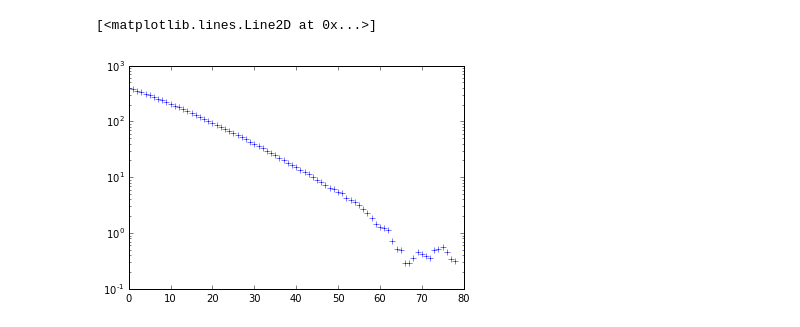
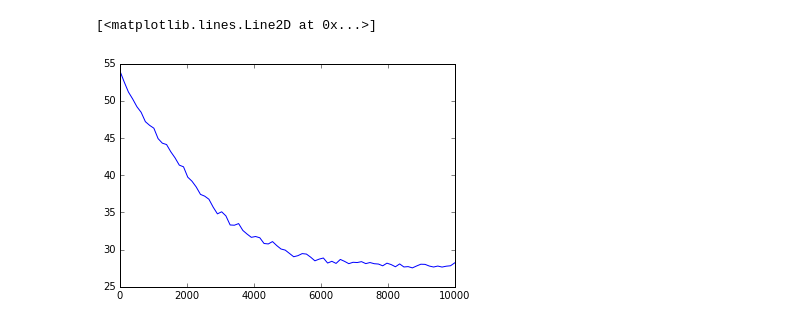
Before and after one commit to kmyim/BT_MP, a Jupyter notebook: coordination_game/simulations/analysis.ipynb, the cells around one changed output. Saved outputs shown, nothing was run; the diff lists cells and outputs as text; code cells hidden in the pictures.

Commit message:
ndoe swap, edge swap power law, clusters

```diff
--- a/coordination_game/simulations/analysis.ipynb
+++ b/coordination_game/simulations/analysis.ipynb
@@ -12,9 +4,9 @@ plt.plot(finalsize - np.average(finalsize[range(50,79)]))
-# %%
-flip= results.T
-finalsize = flip[9]
-
-int_curve = np.cumsum(finalsize - np.average(finalsize[range(65,75)]))
-plt.semilogy(np.max(int_curve)-int_curve, 'b+')
-# %% [output]
-[<matplotlib.lines.Line2D at 0x...>]
-[figure, removed]
+# %%
+results_5v20 = np.load('cluster_cluster_p/edge_swap_5v20_mu03_p_scan.npy')
+results_20v5 = np.load('cluster_cluster_p/edge_swap_20v5_mu03.npy')
+results_node = np.load('cluster_cluster_p/node_swap_5v20_mu03.npy')
+# %%
+plt.plot(np.linspace(0, 10000, 80),np.average(results_20v5.T[len(results_20v5.T)-1].T, axis=0))
+# %% [output]
+[<matplotlib.lines.Line2D at 0x...>]
+[figure, added]
```
Also changed, not shown: parts of 4 cells of this notebook, 6 other files.
